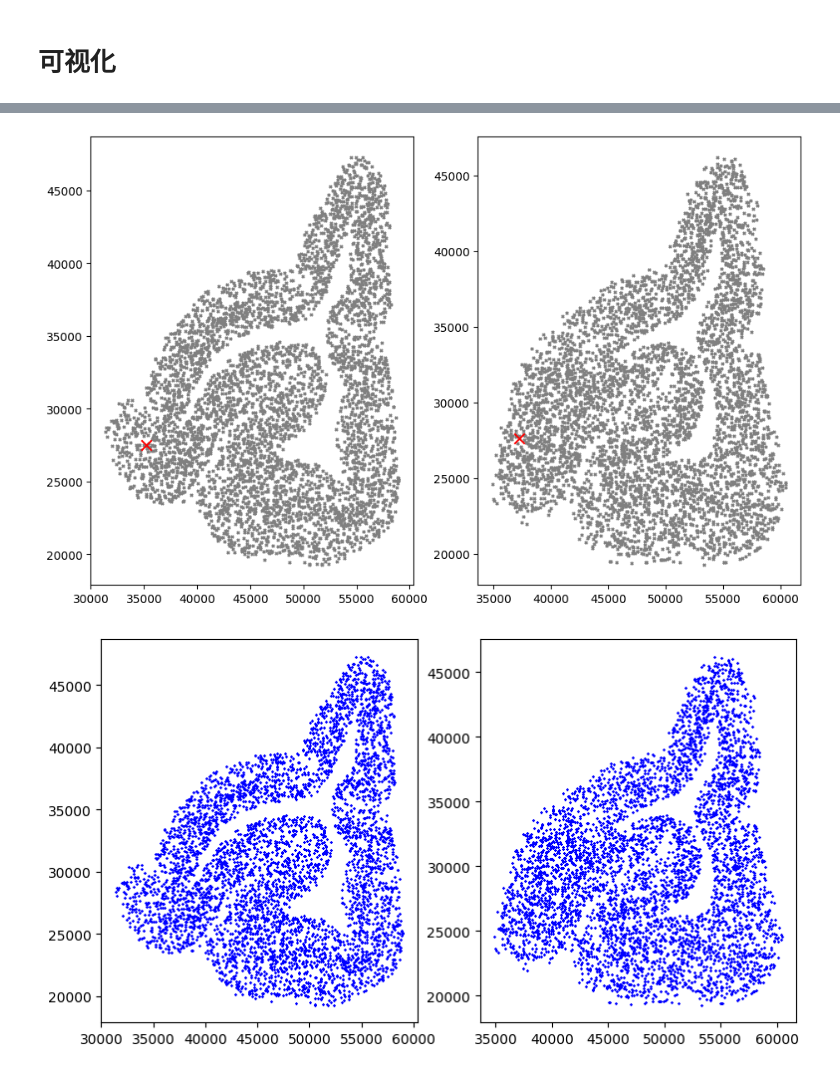
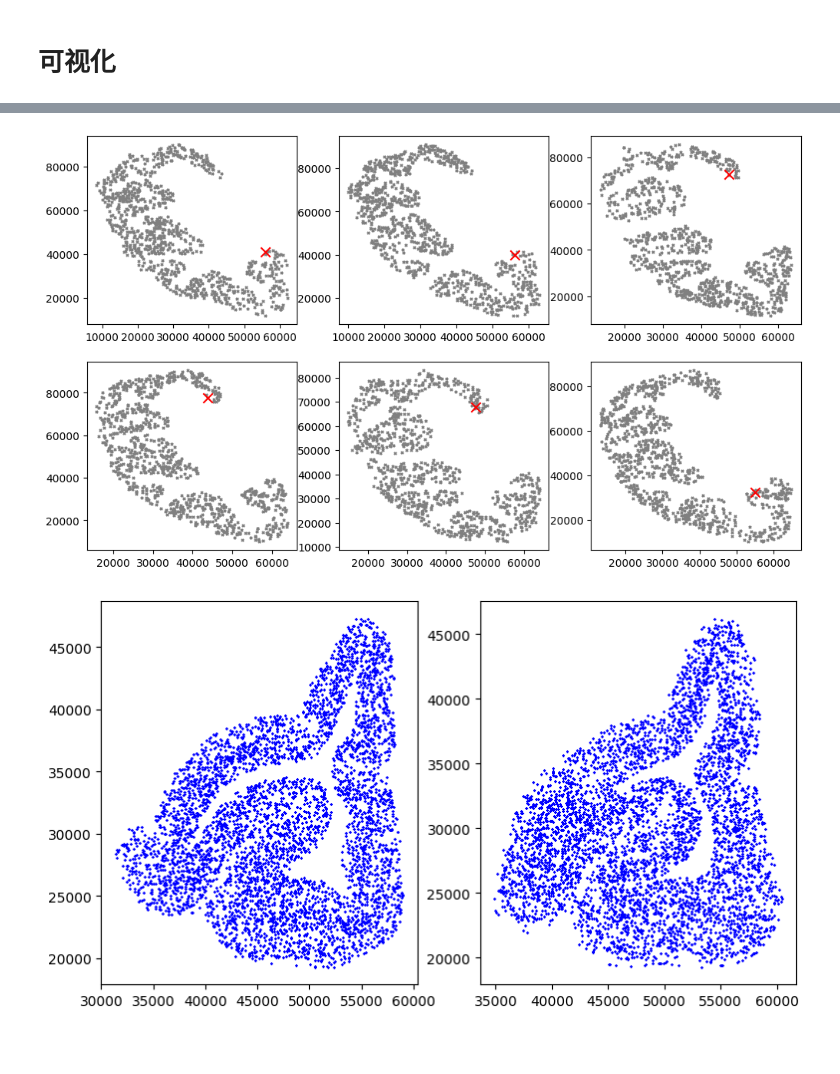
Before and after one commit to YujiHan/paste_alignment_cortex, a Jupyter notebook: cortex_alignment.ipynb, the cells around one changed output, grey strips where cells are left out. Drawn from its saved outputs; the diff is of its cells as text; code cells hidden in the pictures; blank space fills up the shorter version.

```diff
--- a/cortex_alignment.ipynb
+++ b/cortex_alignment.ipynb
@@ -31,3 +17,6 @@ adata_list = [random_subset(adata[adata.obs['batch'] == batch].copy()) for batch
+# %%
+unique_batches = adata.obs['batch'].unique()
+adata_list = [adata[adata.obs['batch'] == batch].copy() for batch in unique_batches]
 # %%
 def get_edge_index(M):
     # 将稠密矩阵M转换为稀疏矩阵，并获得边的索引edge_index
@@ -106,0 +108,10 @@ with open('variable_a.pkl', 'rb') as file:
+# %%
+'''加载变量'''
+
+import pickle
+dir = '/home/hanyuji/Workbench/ST/ST_data_check/paste_alignment_cortex/PASTE_align/'  # 保存的位置
+
+# with open(dir + 'pairwise_index_5000spot_0713.pkl', 'rb') as file:
+#     all_pairwise_index = pickle.load(file)
+
+paths = np.load(dir + 'cortex_macaque1_track_sequence_1000spot.npy')
@@ -111,0 +130,3 @@ slice_1 = adata_list[107]
+# %%
+slice =[adata_list[i] for i in range(0,6)]
+coo_all =[ slice[i].obsm['spatial'] for i in range(0,6)]
@@ -111,0 +139,2 @@ slice_1 = adata_list[107]
+# %%
+fig, axs = plt.subplots(2, 3, figsize=(12, 7))
@@ -112,38 +143,43 @@ slice_1 = adata_list[107]
 # %%
 def plt_aligned_point(choiced_index):
     '''
     随机选取两个对齐的spot
     展示两个点的坐标
     持续1s
     '''
-    coo_all_0 = slice_0.obsm['spatial']
-    coo_all_1 = slice_1.obsm['spatial']
 
-    aligned_point_0 = coo_all_0[edge_index[0,choiced_index]]
-    aligned_point_1 = coo_all_1[edge_index[1,choiced_index]]
+    aligned_point = [coo_all[i][paths[choiced_index,i]] for i in range(0,6)]
 
-    fig, axs = plt.subplots(1, 2, figsize=(11, 7))
+    fig, axs = plt.subplots(2, 3, figsize=(12, 7))
+
     # 背景
-    axs[0].scatter(coo_all_0[:, 0], coo_all_0[:, 1], c='gray', marker='x',s=5)
-    axs[1].scatter(coo_all_1[:, 0], coo_all_1[:, 1], c='gray', marker='x',s=5)
+    for i in range(6):
+        if i<3:
+            axs[0, i].scatter(coo_all[i][:, 0], coo_all[i][:, 1], c='gray', marker='x',s=5)
+        else:
+            axs[1, i-3].scatter(coo_all[i][:, 0], coo_all[i][:, 1], c='gray', marker='x',s=5)
+
     # 对齐的两个点
-    axs[0].scatter(aligned_point_0[0], aligned_point_0[1], c='r', marker='x',s=80)
-    axs[1].scatter(aligned_point_1[0], aligned_point_1[1], c='r', marker='x',s=80)
+    for i in range(6):
+        if i<3:
+            axs[0, i].scatter(aligned_point[i][0], aligned_point[i][1], c='r', marker='x',s=80)
+        else:
+            axs[1, i-3].scatter(aligned_point[i][0], aligned_point[i][1], c='r', marker='x',s=80)
 
     plt.show()
     # display(plt.gcf())
     time.sleep(1)  # 等待1秒钟
     clear_output(wait=True)
 
 
 import time
 from IPython.display import clear_output, display
 
 for i in range(15):
-    choiced_index = np.random.randint(3000)
+    choiced_index = np.random.randint(1000)
     plt_aligned_point(choiced_index)
 # %% [output]
-[figure, old version]
+[figure, new version]
 # %%
 import matplotlib.pyplot as plt
 
```
Also changed, not shown: parts of 12 cells of this notebook, 20 other files.
